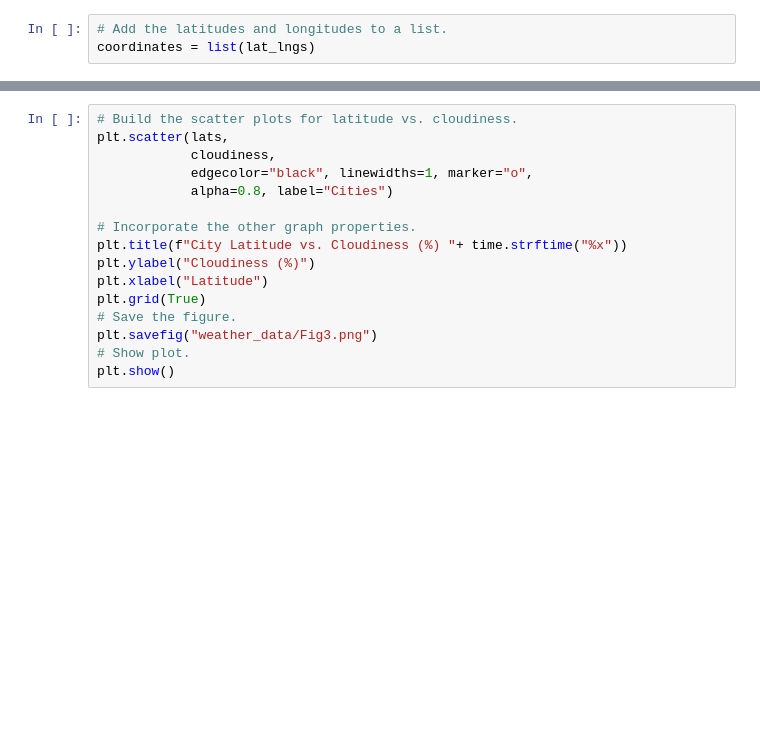
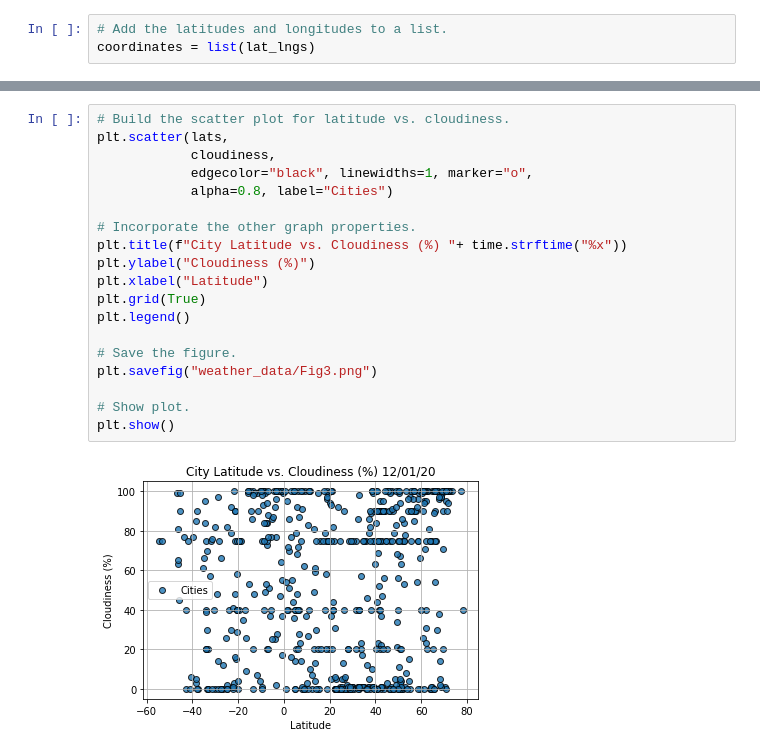
Before and after one commit to WalterMarikwa/World_Weather_Analysis, a Jupyter notebook: WeatherPy.ipynb, the cells around one changed output, grey strips where cells are left out. Cells and saved outputs as stored; diff of their text form; blank space fills up the shorter version.

```diff
--- a/WeatherPy.ipynb
+++ b/WeatherPy.ipynb
@@ -80,16 +228,21 @@ plt.show()
 # %%
-# Build the scatter plots for latitude vs. cloudiness.
+# Build the scatter plot for latitude vs. cloudiness.
 plt.scatter(lats,
             cloudiness,
             edgecolor="black", linewidths=1, marker="o",
             alpha=0.8, label="Cities")
 
 # Incorporate the other graph properties.
 plt.title(f"City Latitude vs. Cloudiness (%) "+ time.strftime("%x"))
 plt.ylabel("Cloudiness (%)")
 plt.xlabel("Latitude")
 plt.grid(True)
+plt.legend()
+
 # Save the figure.
 plt.savefig("weather_data/Fig3.png")
+
 # Show plot.
 plt.show()
+# %% [output]
+[figure, added]
```
Also changed, not shown: parts of 29 cells of this notebook, 16 other files.
